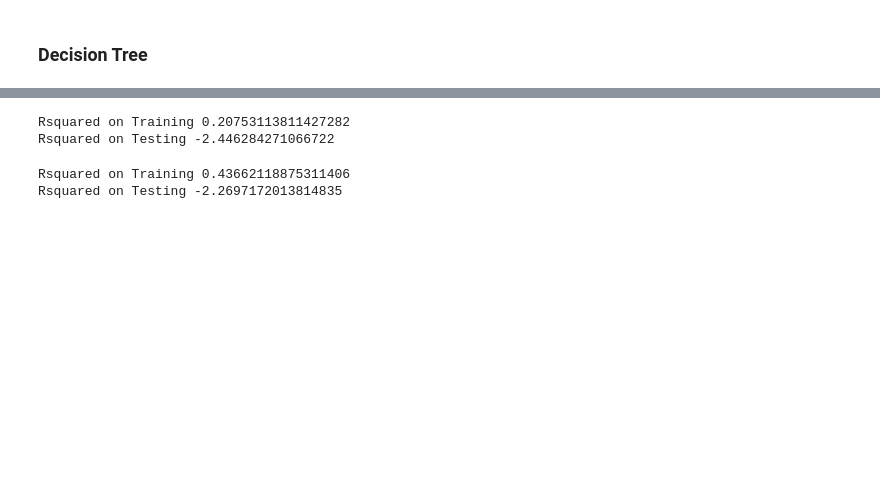
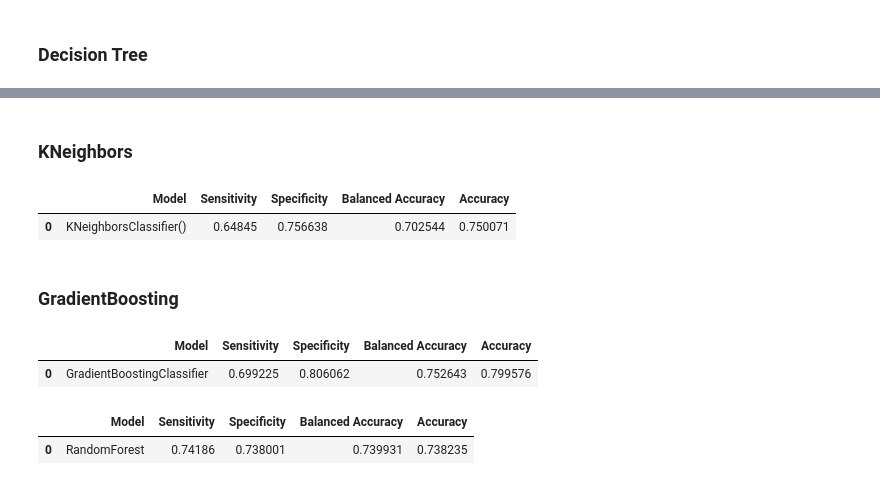
Before and after one commit to bryantstats/Research-Village, a Jupyter notebook: 4_modeling.ipynb, the cells around one changed output, grey strips where cells are left out. Saved outputs shown, nothing was run; the diff lists cells and outputs as text; code cells hidden in the pictures; blank space fills up the shorter version.

```diff
--- a/4_modeling.ipynb
+++ b/4_modeling.ipynb
@@ -227,0 +238,9 @@ Rsquared on Testing -4.711924281709377
+# %%
+from sklearn.ensemble import AdaBoostClassifier
+
+# Create a decision tree and train
+model = AdaBoostClassifier()
+model.fit(x_train, y_train)
+
+y_pred = model.predict(x_test)
+[tn, fp, fn, tp] = metrics.confusion_matrix(y_test, y_pred).ravel()
@@ -228,22 +258,23 @@ Rsquared on Testing -4.711924281709377
+# %% [markdown]
+### KNeighbors
 # %%
-from sklearn.ensemble import AdaBoostRegressor
+from sklearn.neighbors import KNeighborsClassifier
 
-# Create a decision tree and train
-model = AdaBoostRegressor()
+model = KNeighborsClassifier()
 model.fit(x_train, y_train)
 
-# y_pred = model.predict(x_test)
-# [tn, fp, fn, tp] = metrics.confusion_matrix(y_test, y_pred).ravel()
+y_pred = model.predict(x_test)
+[tn, fp, fn, tp] = metrics.confusion_matrix(y_test, y_pred).ravel()
 
-# d = pd.DataFrame({'Model':model,
-#                     'Sensitivity':[tp/(tp+fn)],
-#                      'Specificity':[tn/(tn+fp)],
-#                      'Balanced Accuracy':[.5*(tp/(tp+fn) + tn/(tn+fp))],
-#                       'Accuracy':[(tp+tn)/(tp+tn+fp+fn)]})
+d = pd.DataFrame({'Model':model,
+                    'Sensitivity':[tp/(tp+fn)],
+                     'Specificity':[tn/(tn+fp)],
+                     'Balanced Accuracy':[.5*(tp/(tp+fn) + tn/(tn+fp))],
+                      'Accuracy':[(tp+tn)/(tp+tn+fp+fn)]})
 
-# d
-print('Rsquared on Training', r2_score(y_train, model.predict(x_train)))
-print('Rsquared on Testing', r2_score(y_test, model.predict(x_test)))
+d
 # %% [output]
-Rsquared on Training 0.20753113811427282
-Rsquared on Testing -2.446284271066722
+|  | Model | Sensitivity | Specificity | Balanced Accuracy | Accuracy |
+| 0 | KNeighborsClassifier() | 0.64845 | 0.756638 | 0.702544 | 0.750071 |
+# %% [markdown]
+### GradientBoosting
@@ -250,21 +289,11 @@ Rsquared on Testing -2.446284271066722
 # %%
-from sklearn.neighbors import KNeighborsRegressor
+d = pd.DataFrame({'Model':['GradientBoostingClassifier'],
+                    'Sensitivity':[tp/(tp+fn)],
+                     'Specificity':[tn/(tn+fp)],
+                     'Balanced Accuracy':[.5*(tp/(tp+fn) + tn/(tn+fp))],
+                      'Accuracy':[(tp+tn)/(tp+tn+fp+fn)]})
 
-model = KNeighborsRegressor()
-model.fit(x_train, y_train)
-
-# y_pred = model.predict(x_test)
-# [tn, fp, fn, tp] = metrics.confusion_matrix(y_test, y_pred).ravel()
-
-# d = pd.DataFrame({'Model':model,
-#                     'Sensitivity':[tp/(tp+fn)],
-#                      'Specificity':[tn/(tn+fp)],
-#                      'Balanced Accuracy':[.5*(tp/(tp+fn) + tn/(tn+fp))],
-#                       'Accuracy':[(tp+tn)/(tp+tn+fp+fn)]})
-
-# d
-print('Rsquared on Training', r2_score(y_train, model.predict(x_train)))
-print('Rsquared on Testing', r2_score(y_test, model.predict(x_test)))
+d
 # %% [output]
-Rsquared on Training 0.43662118875311406
-Rsquared on Testing -2.2697172013814835
+|  | Model | Sensitivity | Specificity | Balanced Accuracy | Accuracy |
+| 0 | GradientBoostingClassifier | 0.699225 | 0.806062 | 0.752643 | 0.799576 |
@@ -270,0 +308,11 @@ Rsquared on Testing -2.2697172013814835
+# %%
+d = pd.DataFrame({'Model':'RandomForest',
+                    'Sensitivity':[tp/(tp+fn)],
+                     'Specificity':[tn/(tn+fp)],
+                     'Balanced Accuracy':[.5*(tp/(tp+fn) + tn/(tn+fp))],
+                      'Accuracy':[(tp+tn)/(tp+tn+fp+fn)]})
+
+d
+# %% [output]
+|  | Model | Sensitivity | Specificity | Balanced Accuracy | Accuracy |
+| 0 | RandomForest | 0.74186 | 0.738001 | 0.739931 | 0.738235 |
```
Also changed, not shown: parts of 26 cells of this notebook.
